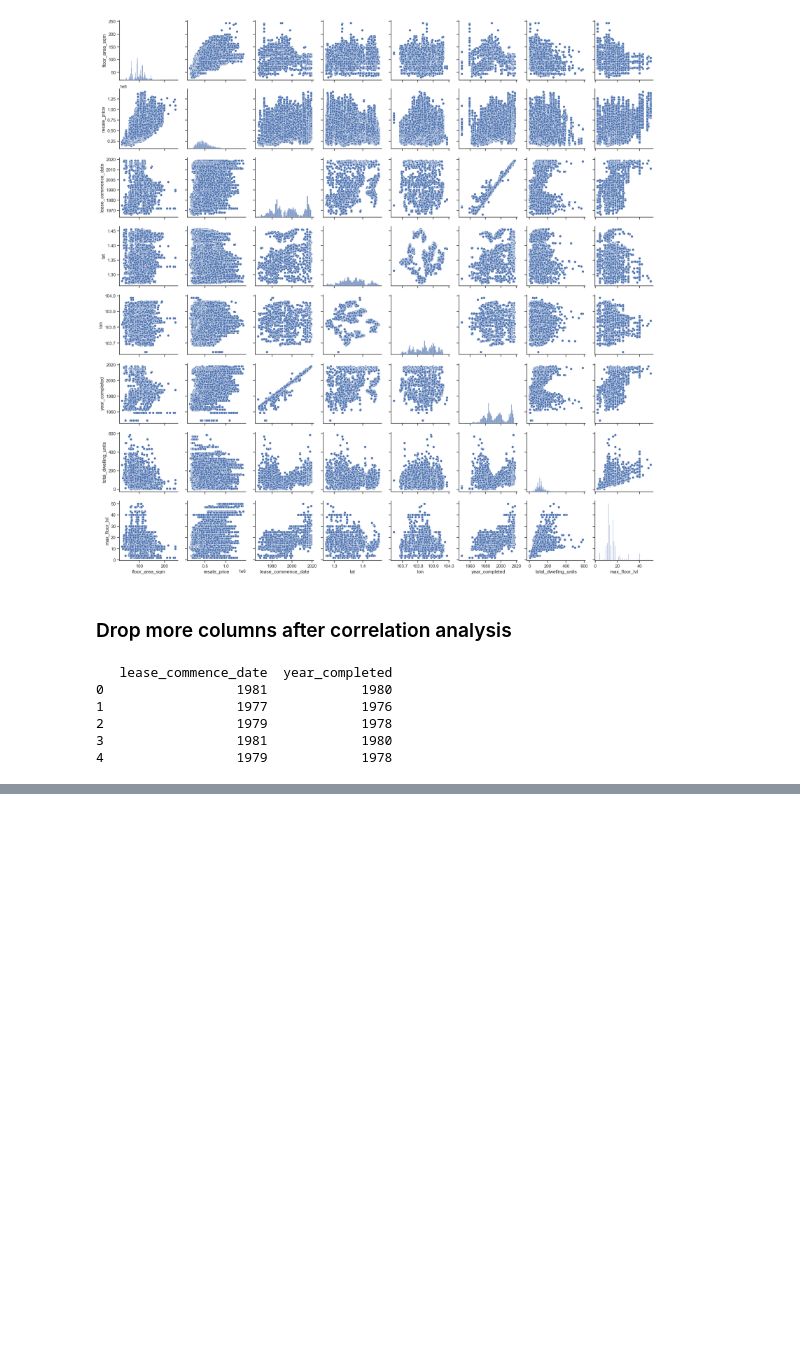
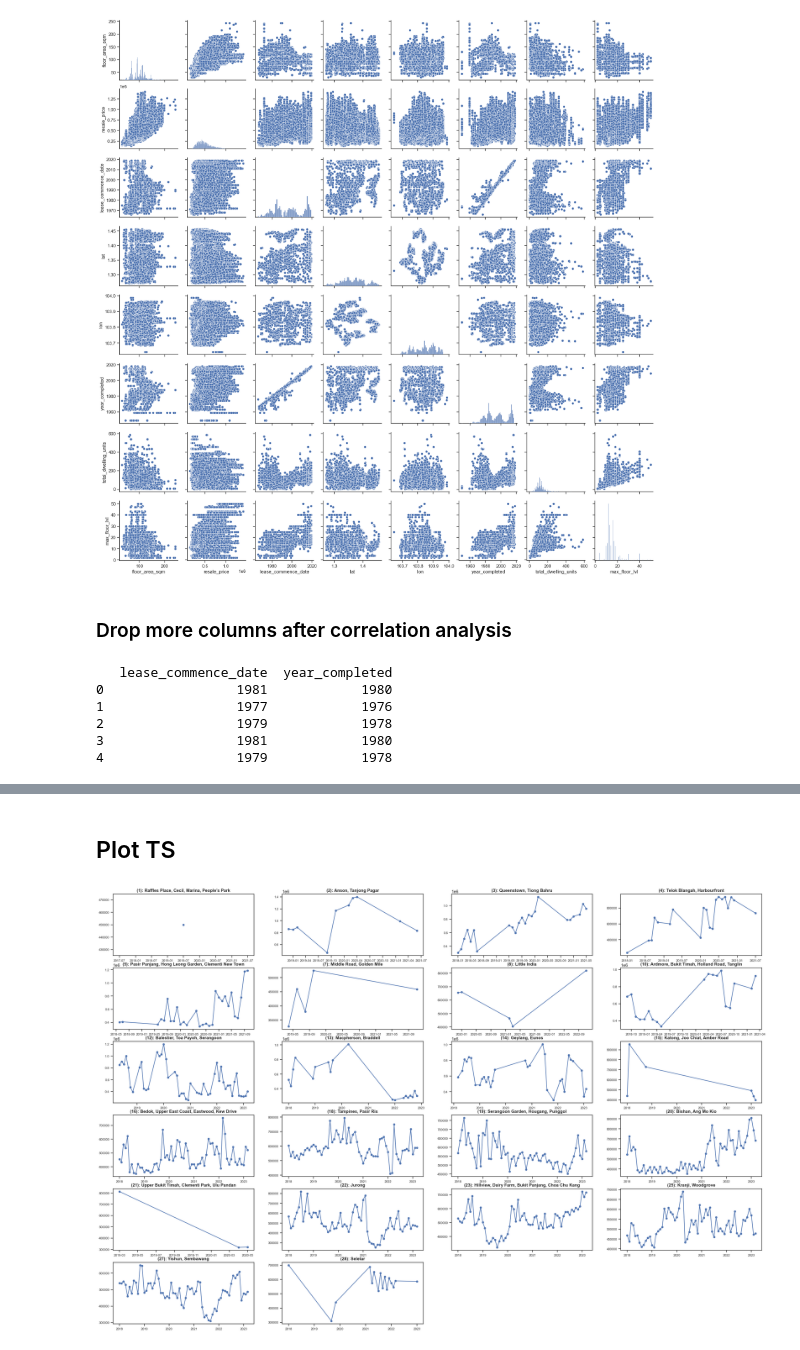
Before and after one commit to ivankqw/housing-data-engineering, a Jupyter notebook: modelling/resale_flat_transactions.ipynb, the cells around one changed output, grey strips where cells are left out. Saved outputs shown, nothing was run; the diff lists cells and outputs as text; code cells hidden in the pictures; blank space fills up the shorter version.

```diff
--- a/modelling/pricing_modelling.ipynb
+++ b/modelling/resale_flat_transactions.ipynb
@@ -37,8 +37,10 @@ Index(['year_completed', 'multigen_sold', 'bldg_contract_town',
 | 4 | 1975 | 0 | PRC | N | CHANGI VILLAGE RD | 55 | ... |
 5 rows × 25 columns
 # %%
-look_back = 5 # remove after pulling from airflow
-resale_flat_transactions = resale_flat_transactions[resale_flat_transactions['year'] >= 2023 - look_back]
+look_back = 5  # remove after pulling from airflow
+resale_flat_transactions = resale_flat_transactions[
+    resale_flat_transactions["year"] >= 2023 - look_back
+]
 print(resale_flat_transactions.shape)
 
 print(resale_flat_transactions.columns)
@@ -95,7 +115,7 @@ get_district_name(1)
 ### Drop some columns
 # %%
 # aggregate historical data points to historical features
-resale_flat_transactions.columns
+resale_flat_transactions_new.columns
 
 # remove unnecessary columns
 # like duplicated columns after merge
@@ -123,7 +143,7 @@ to_remove = [
     "studio_apartment_sold",  # leaky
     "other_room_rental",  # leaky
 ]
-resale_flat_transactions_new = resale_flat_transactions.drop(to_remove, axis=1)
+resale_flat_transactions_new = resale_flat_transactions_new.drop(to_remove, axis=1)
 
 print(resale_flat_transactions_new.columns)
 # %% [output]
@@ -353,0 +473,43 @@ Index(['town', 'flat_type', 'flat_model', 'floor_area_sqm', 'resale_price',
+# %% [markdown]
+## Plot TS
+# %%
+# Number of districts
+num_districts = len(resale_flat_transactions_clean['district'].value_counts())
+
+districts = resale_flat_transactions_clean["district"].unique().tolist()
+# %%
+# plot time series of resale price by district
+fig = plt.figure(figsize=(30, 20))
+fig.tight_layout(pad=20)
+
+for i in range(num_districts):
+    curr_district = districts[i]
+    plt.subplot(6, 4, i + 1)
+    district_df = resale_flat_transactions_clean[
+        resale_flat_transactions_clean["district"]
+        == curr_district
+    ]
+    sns.lineplot(x="month_year", y="resale_price", data=district_df)
+    # add points
+    sns.scatterplot(x="month_year", y="resale_price", data=district_df)
+    # xlabel 45
+    # plt.xticks(rotation=45)
+    # remove xlabel
+    plt.xlabel("")
+    # remove ylabel
+    plt.ylabel("")
+    # reduce label font size
+    for label in plt.gca().get_xticklabels():
+        label.set_fontsize(8)
+    # reduce y label font size
+    for label in plt.gca().get_yticklabels():
+        label.set_fontsize(8)
+    title = plt.title(
+        f'({curr_district}): ' + get_district_name(curr_district),
+        fontsize=11,
+        fontweight="bold"
+    )
+
+plt.show()
+# %% [output]
+[figure, added]
```
Also changed, not shown: parts of 18 cells of this notebook.
